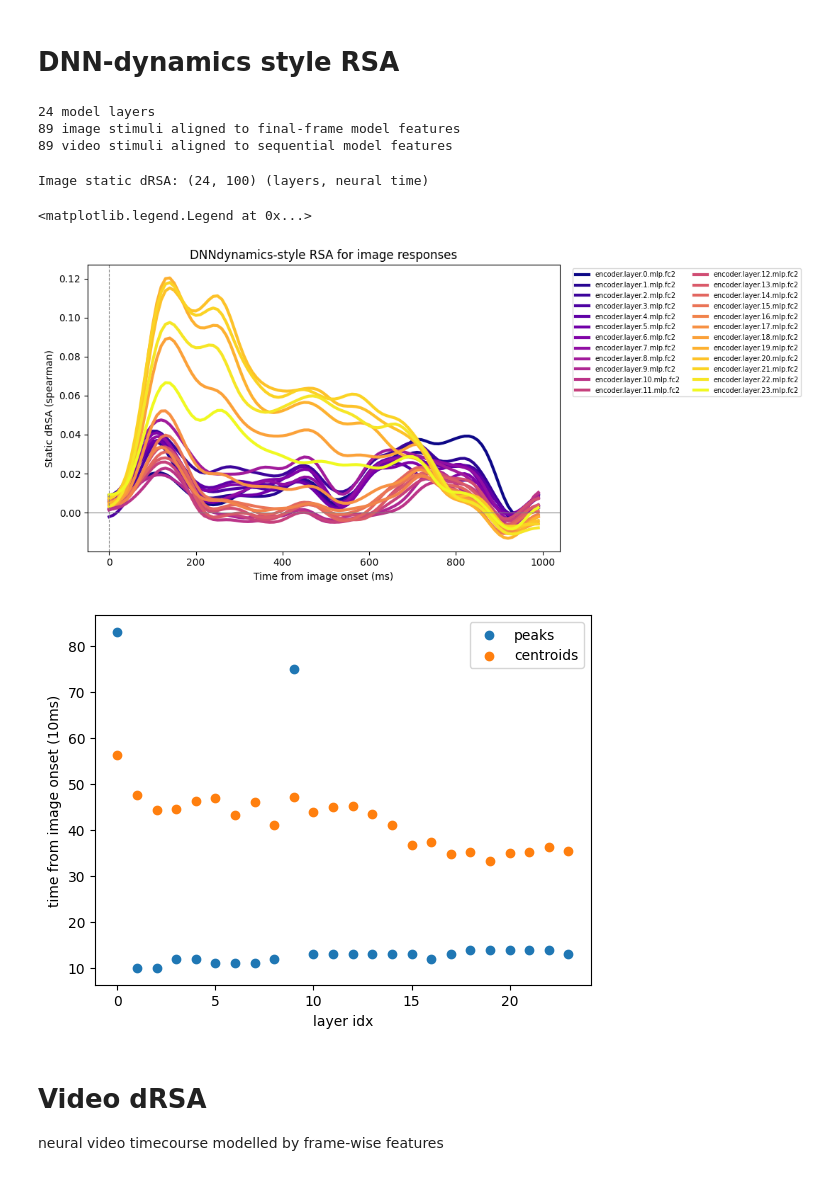
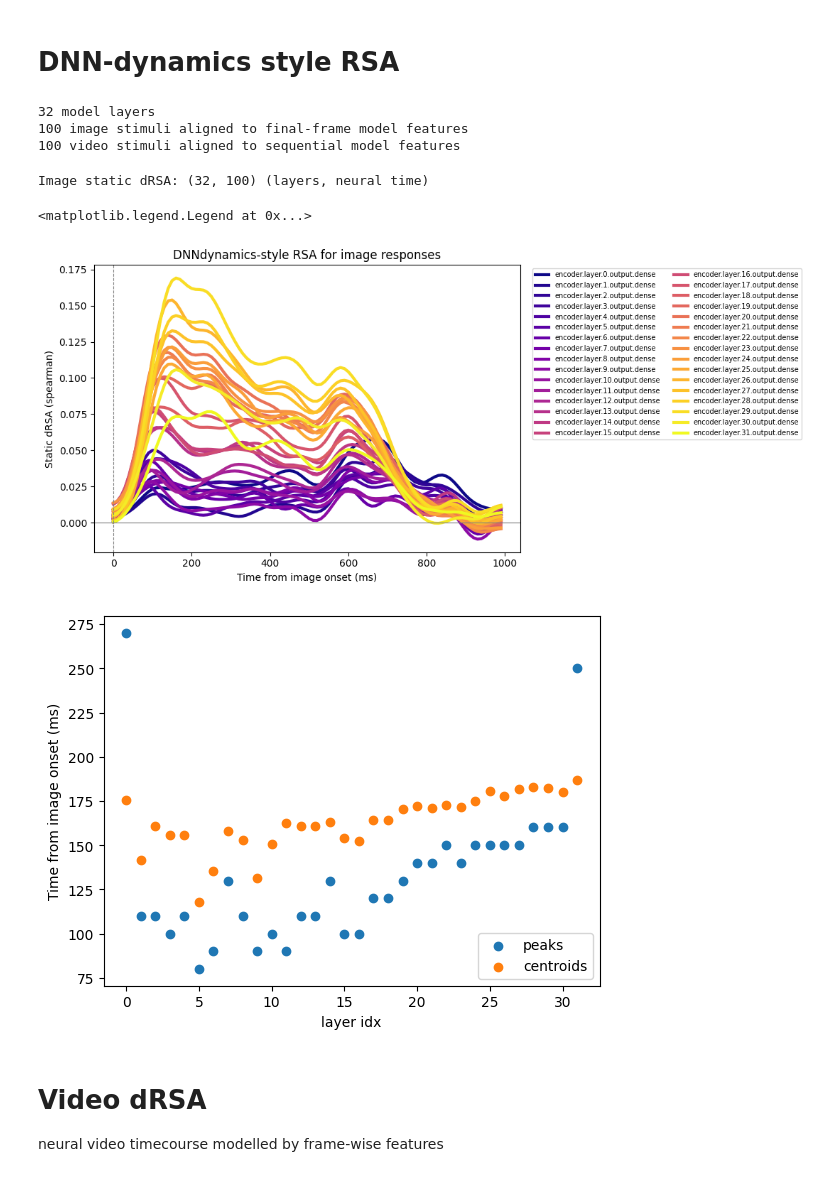
Before and after one commit to TizianoCausin01/static_dynamic, a Jupyter notebook: python_scripts/scripts/summary_figs_report.ipynb, the cells around one changed output. Cells and saved outputs as stored; diff of their text form; code cells hidden in the pictures.

```diff
--- a/python_scripts/scripts/summary_figs_report.ipynb
+++ b/python_scripts/scripts/summary_figs_report.ipynb
@@ -39,8 +39,8 @@ from useful_stuff.general_utils.II import dynInformationImbalance
 # %%
 @dataclass
 class Cfg:
-    vid_exp_name: str =  "paul_20260831to0902" # "baby1_260716to24" #    "red_20260720to24" #
-    img_exp_name: str = "paul_20260901" # "baby1_260718to27" #   "red_20260726to27" #
+    vid_exp_name: str =  "paul_20260831to0913" #"red_20260720to24" #   "baby1_260716to24" #
+    img_exp_name: str =  "paul_20260901to0914" #"red_20260726to27" # # "baby1_260718to27" #
 
     # MATLAB channel numbers are one-based and both endpoints are inclusive.
     good_channels: tuple[int, int] | None = None # (84, 186) #None # None # (101,109) #
@@ -51,6 +51,8 @@ class Cfg:
     reliable_channels_key: str | None = None
     smoothing = 3
     image_crop_ms: int = 1000
+    # End-exclusive window used for image dRSA centroid and peak latencies.
+    image_centroid_window_ms: tuple[float, float] = (0, 300)
     new_fs: float | None = 100  # Set to None to keep the original 1000 Hz.
     normalization: str | None = None  # Supported: None or 'min_max'.
     signal_RDM_metric: str = 'cosine_cnt'
@@ -74,9 +76,9 @@ class Cfg:
     split_half_use_spearman_brown: bool = True
     split_half_spearman_brown_k: float = 2
     split_half_static_reference_window_ms: tuple[float, float] = (0, 1000)
-    model_name: str = 'vjepa2_vitl_fpc64_256' #'ijepa_vith14_1k' # "dino_v3_h" # #
+    model_name: str = 'ijepa_vith14_1k' #"dino_v3_h" # "alexnet" # #'vjepa2_vitl_fpc64_256' #  #
     model_dataset_name: str = 'static_dynamic'
-    model_pooling: str | None = 'mean'
+    model_pooling: str | None = "mean" #'PC1000'
     model_features_dir: Path | None = None
     example_layer = 1
     linewidth=3
@@ -291,7 +293,7 @@ fig.tight_layout()
 # %% [markdown]
 # DNN-dynamics style RSA
 # %%
-# Load all extracted model layers in numeric order (layer 0, 1, ..., 23).
+# Load all extracted model layers in architecture order (shallow to deep).
 model_features_dir = cfg.model_features_dir or Path(paths['data_path']) / 'models'
 feature_paths = list_video_feature_files(
     model_features_dir, cfg.model_name, cfg.model_dataset_name, cfg.model_pooling,
@@ -332,9 +334,9 @@ print(f'{len(feature_paths)} model layers')
 print(f'{len(image_names_all)} image stimuli aligned to final-frame model features')
 print(f'{len(video_names_all)} video stimuli aligned to sequential model features')
 # %% [output]
-24 model layers
-89 image stimuli aligned to final-frame model features
-89 video stimuli aligned to sequential model features
+32 model layers
+100 image stimuli aligned to final-frame model features
+100 video stimuli aligned to sequential model features
 # %%
 # Compute the neural image RDM once because it is shared by every model layer.
 image_drsa = dRSA(
@@ -361,46 +363,47 @@ for feature_path in feature_paths:
 image_layer_drsa = np.stack(image_layer_drsa, axis=0)
 print(f'Image static dRSA: {image_layer_drsa.shape} (layers, neural time)')
 # %% [output]
-Image static dRSA: (24, 100) (layers, neural time)
+Image static dRSA: (32, 100) (layers, neural time)
 # %%
 image_time_ms = np.arange(image_layer_drsa.shape[1]) * 1000 / image_neural_ts.get_fs()
 layer_colors = plt.cm.plasma(np.linspace(0, 1, len(layer_names)))
 tot_centroids = []
 tot_peaks = []
 fig, ax = plt.subplots(figsize=(11, 5))
 for layer_index, (layer_name, layer_drsa) in enumerate(
         zip(layer_names, image_layer_drsa),
         ):
-    if cfg.smoothing:
-        layer_drsa = gaussian_filter1d(layer_drsa, sigma=cfg.smoothing)
-    nonzero_lp = copy.deepcopy(layer_drsa)
-    nonzero_lp[nonzero_lp<0] = 0
-    normalized_lp = nonzero_lp/np.sum(nonzero_lp)
-    centroid = np.dot(normalized_lp, np.arange(len(normalized_lp)))
-    tot_centroids.append(centroid)
-    tot_peaks.append(np.argmax(normalized_lp))
+    latency_summary = timecourse_latency(
+        layer_drsa, image_time_ms,
+        window_ms=cfg.image_centroid_window_ms,
+        absolute_cutoff=0.0,
+        smoothing_sigma=cfg.smoothing,
+    )
+    layer_drsa = latency_summary['smoothed_similarity']
+    tot_centroids.append(latency_summary['centroid_latency_ms'])
+    tot_peaks.append(latency_summary['peak_latency_ms'])
     ax.plot(
         image_time_ms, layer_drsa, color=layer_colors[layer_index],
         linewidth=cfg.linewidth, label=layer_name,
     )
 # end for layer_index
 ax.axhline(0, color='grey', linewidth=0.8)
 ax.axvline(0, color='grey', linewidth=0.8, linestyle='--')
 ax.set(xlabel='Time from image onset (ms)',
        ylabel=f'Static dRSA ({cfg.RSA_metric})',
        title=f'DNNdynamics-style RSA for image responses')
 ax.legend(bbox_to_anchor=(1.02, 1), loc='upper left', fontsize=7, ncol=2)
 fig.tight_layout()
 plt.figure()
 plt.scatter(np.arange(len(tot_peaks)), tot_peaks, label="peaks")
 plt.scatter(np.arange(len(tot_centroids)), tot_centroids, label="centroids")
-plt.ylabel("time from image onset (10ms)")
+plt.ylabel("Time from image onset (ms)")
 plt.xlabel("layer idx")
 plt.legend()
 # %% [output]
 <matplotlib.legend.Legend at 0x...>
-[figure, old version]
+[figure, new version]
-[figure, old version]
+[figure, new version]
 # %% [markdown]
 # Video dRSA
 neural video timecourse modelled by frame-wise features
```
Also changed, not shown: parts of 19 cells of this notebook, 8 other files.
